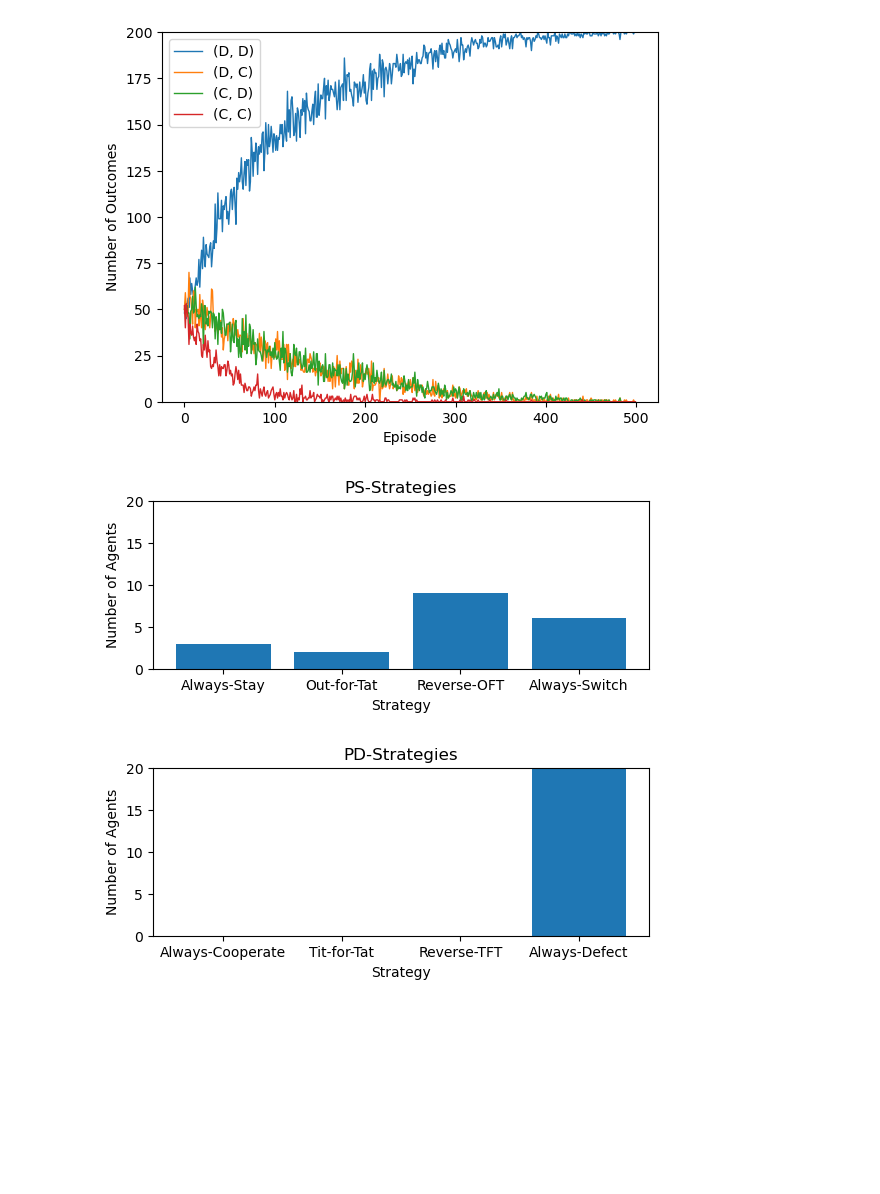
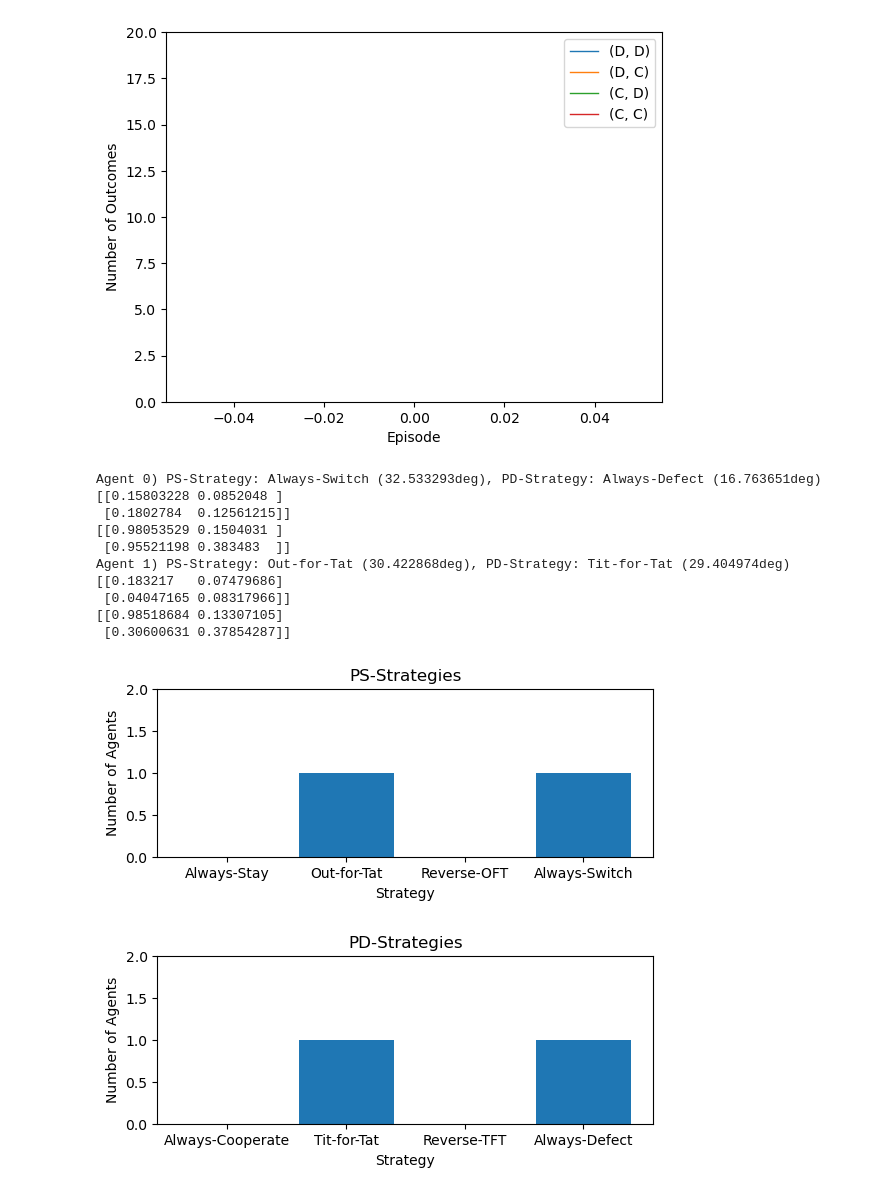
Before and after one commit to wbp1702/prisoners_dilemma, a Jupyter notebook: Rework.ipynb, the cells around one changed output. Drawn from its saved outputs; the diff is of its cells as text; code cells hidden in the pictures; blank space fills up the shorter version.

```diff
--- a/Rework.ipynb
+++ b/Rework.ipynb
@@ -11,7 +11,7 @@ class Action(Enum):
 # %%
 # returns the probabilities of the actions
 def boltzmann_exploration(q_table: np.array, state: Action, temperature: float) -> np.array:
-    exp = np.exp((q_table[state.value] - np.max(q_table[state.value])) / temperature)
+    exp = np.exp((q_table[state.value, :] - np.max(q_table[state.value, :])) / temperature)
     return exp / np.sum(exp)
 # %%
 def prisoners_dilemma(a_i: Action, a_j: Action) -> tuple[float, float]:
@@ -42,10 +42,12 @@ class Agent:
         return np.random.choice([Action.DEFECT, Action.COOPERATE], p=temp)
 
     def train(self, trajectories):
-        # for trajectory in trajectories:
-        trajectory = trajectories[np.random.randint(len(trajectories))]
-        q_learning(self.qtable_pd, self.qtable_ps, trajectory[2], trajectory[3], trajectory[5], trajectory[4], self.a, self.g)
-        q_learning(self.qtable_ps, self.qtable_pd, trajectory[0], trajectory[1], 0, trajectory[2], self.a, self.g)
+        for trajectory in trajectories:
+            q_learning(self.qtable_pd, self.qtable_ps, trajectory[2], trajectory[3], trajectory[5], trajectory[4], self.a, self.g)
+            q_learning(self.qtable_ps, self.qtable_pd, trajectory[0], trajectory[1], 0, trajectory[2], self.a, self.g)
+            # print (trajectory)
+            # print(self.qtable_ps)
+            # print(self.qtable_pd)
 # %%
 def sdoo(population: int, rounds: int, episodes: int, learning_rate: float, temperature: float, discount_rate: float):
     recorded_outcomes = {
@@ -111,8 +113,13 @@ def sdoo(population: int, rounds: int, episodes: int, learning_rate: float, temp
                 t = trajectories[j][-1]
                 trajectories[j][-1] = (t[0], t[1], s_j, a_j, a_i, r_j)
 
+        pass
         for idx, agent in enumerate(agents):
             agent.train(trajectories[idx])
+        pass
+
+
+
 
     # Plot Prisoner's Dilemma Outcomes
     plt.plot(recorded_outcomes[(Action.DEFECT, Action.DEFECT)], linewidth=1)
@@ -126,7 +133,6 @@ def sdoo(population: int, rounds: int, episodes: int, learning_rate: float, temp
     plt.legend(["(D, D)", "(D, C)", "(C, D)", "(C, C)"])
 
     plt.show()
-
 
     ps_strategies = [
         ("Always-Stay", np.array([[0, 1], [0, 1]])),
@@ -144,6 +150,7 @@ def sdoo(population: int, rounds: int, episodes: int, learning_rate: float, temp
     num_strategies_ps = [0 for _ in ps_strategies]
     num_strategies_pd = [0 for _ in pd_strategies]
 
+    # print("Episode %i" % (episode))
     # Determine Agent Strategies
     for idx, agent in enumerate(agents):
         strategy_ps = 0
@@ -170,6 +177,10 @@ def sdoo(population: int, rounds: int, episodes: int, learning_rate: float, temp
 
         num_strategies_ps[strategy_ps] += 1
         num_strategies_pd[strategy_pd] += 1
+        print("Agent %i) PS-Strategy: %s (%fdeg), PD-Strategy: %s (%fdeg)" %
+            (idx, ps_strategies[strategy_ps][0], strategy_ps_angle, pd_strategies[strategy_pd][0], strategy_pd_angle))
+        print(agent.qtable_ps)
+        print(agent.qtable_pd)
 
     plt.subplot(211)
     plt.bar([s[0] for s in ps_strategies], num_strategies_ps)
@@ -187,8 +198,18 @@ def sdoo(population: int, rounds: int, episodes: int, learning_rate: float, temp
     plt.ylim(0, population)
     plt.show()
 # %%
-sdoo(20, 20, 500, 0.05, 1, 1)
+sdoo(2, 20, 1, 0.05, 1, 1)
 # %% [output]
-[figure, old version]
+[figure, new version]
+Agent 0) PS-Strategy: Always-Switch (32.533293deg), PD-Strategy: Always-Defect (16.763651deg)
+[[0.15803228 0.0852048 ]
+ [0.1802784  0.12561215]]
+[[0.98053529 0.1504031 ]
+ [0.95521198 0.383483  ]]
+Agent 1) PS-Strategy: Out-for-Tat (30.422868deg), PD-Strategy: Tit-for-Tat (29.404974deg)
+[[0.183217   0.07479686]
+ [0.04047165 0.08317966]]
+[[0.98518684 0.13307105]
+ [0.30600631 0.37854287]]
-[figure, old version]
+[figure, new version]
-[figure, old version]
+[figure, new version]
```
Also changed, not shown: parts of 1 cell of this notebook.
